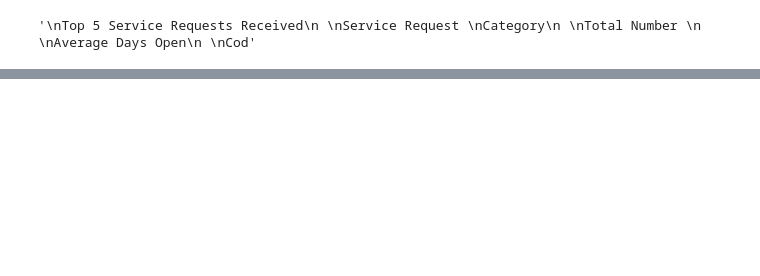
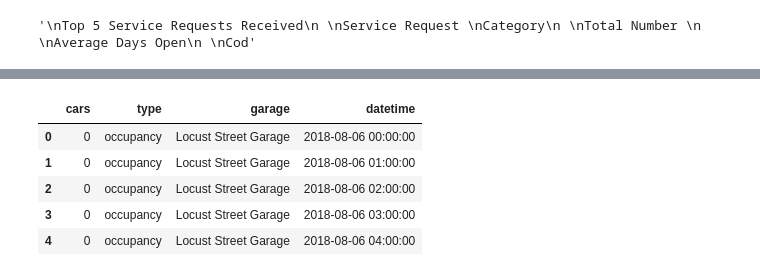
Before and after one commit to knoxdata/knoxville-opendata-notebooks, a Jupyter notebook: notebooks/codestock.ipynb, the cells around one changed output, grey strips where cells are left out. Saved outputs shown, nothing was run; the diff lists cells and outputs as text; code cells hidden in the pictures; blank space fills up the shorter version.

```diff
--- a/notebooks/codestock.ipynb
+++ b/notebooks/codestock.ipynb
@@ -28,0 +114,9 @@ RuntimeError: Please make sure that Ghostscript is installed
+# %%
+parking.head(5)
+# %% [output]
+|  | cars | type | garage | datetime |
+| 0 | 0 | occupancy | Locust Street Garage | 2018-08-06 00:00:00 |
+| 1 | 0 | occupancy | Locust Street Garage | 2018-08-06 01:00:00 |
+| 2 | 0 | occupancy | Locust Street Garage | 2018-08-06 02:00:00 |
+| 3 | 0 | occupancy | Locust Street Garage | 2018-08-06 03:00:00 |
+| 4 | 0 | occupancy | Locust Street Garage | 2018-08-06 04:00:00 |
```
Also changed, not shown: parts of 12 cells of this notebook.
